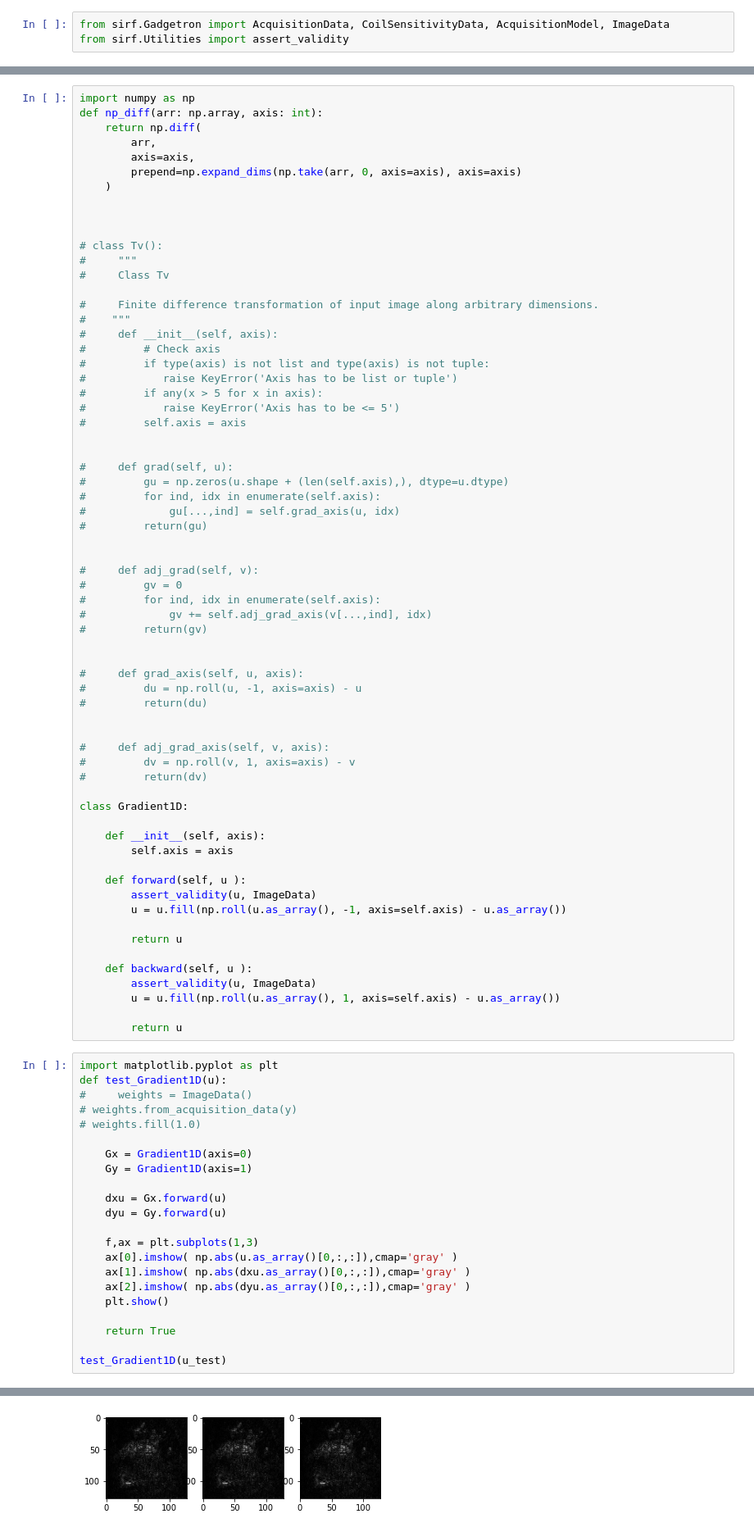
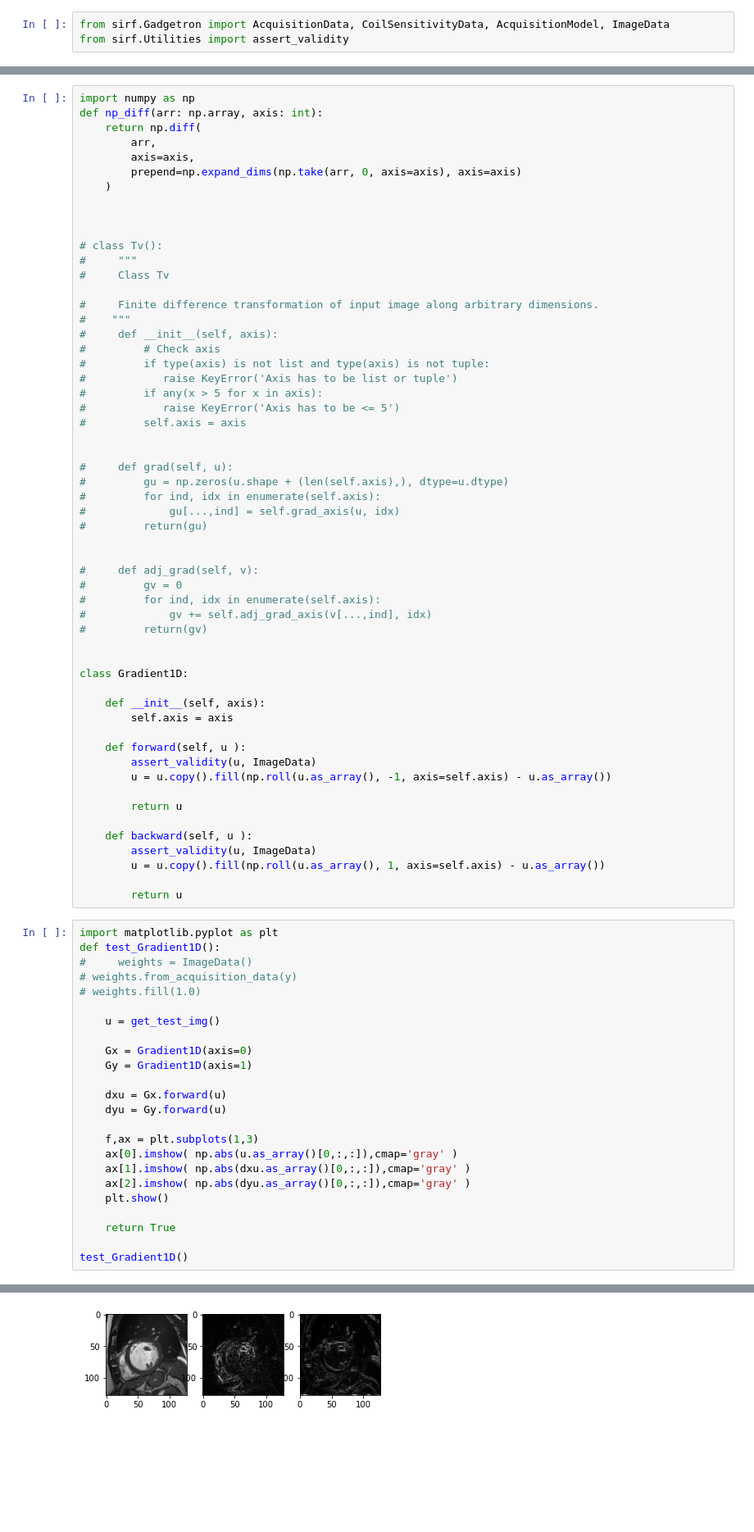
Before and after one commit to MATHplus-Young-Academy/P1-Temp-Reg, a Jupyter notebook: modelbased-approached/gradient.ipynb, the cells around one changed output, grey strips where cells are left out. Shown: that part at 82% size. Cells and saved outputs as stored; diff of their text form; blank space fills up the shorter version.

Commit message:
Added gradient in space and time

```diff
--- a/modelbased-approached/gradient.ipynb
+++ b/modelbased-approached/gradient.ipynb
@@ -63,15 +59,6 @@ def np_diff(arr: np.array, axis: int):
 #         return(gv)
 
 
-#     def grad_axis(self, u, axis):
-#         du = np.roll(u, -1, axis=axis) - u
-#         return(du)
-
-
-#     def adj_grad_axis(self, v, axis):
-#         dv = np.roll(v, 1, axis=axis) - v
-#         return(dv)
-
 class Gradient1D:
 
     def __init__(self, axis):
@@ -79,21 +66,23 @@ class Gradient1D:
 
     def forward(self, u ):
         assert_validity(u, ImageData)
-        u = u.fill(np.roll(u.as_array(), -1, axis=self.axis) - u.as_array())
+        u = u.copy().fill(np.roll(u.as_array(), -1, axis=self.axis) - u.as_array())
 
         return u
 
     def backward(self, u ):
         assert_validity(u, ImageData)
-        u = u.fill(np.roll(u.as_array(), 1, axis=self.axis) - u.as_array())
+        u = u.copy().fill(np.roll(u.as_array(), 1, axis=self.axis) - u.as_array())
 
         return u
 # %%
 import matplotlib.pyplot as plt
-def test_Gradient1D(u):
+def test_Gradient1D():
 #     weights = ImageData()
 # weights.from_acquisition_data(y)
 # weights.fill(1.0)
+
+    u = get_test_img()
 
     Gx = Gradient1D(axis=0)
     Gy = Gradient1D(axis=1)
@@ -109,5 +98,5 @@ def test_Gradient1D(u):
 
     return True
 
-test_Gradient1D(u_test)
+test_Gradient1D()
 # %% [output]
@@ -114 +106 @@ test_Gradient1D(u_test)
-[figure, old version]
+[figure, new version]
```
Also changed, not shown: parts of 6 cells of this notebook.
